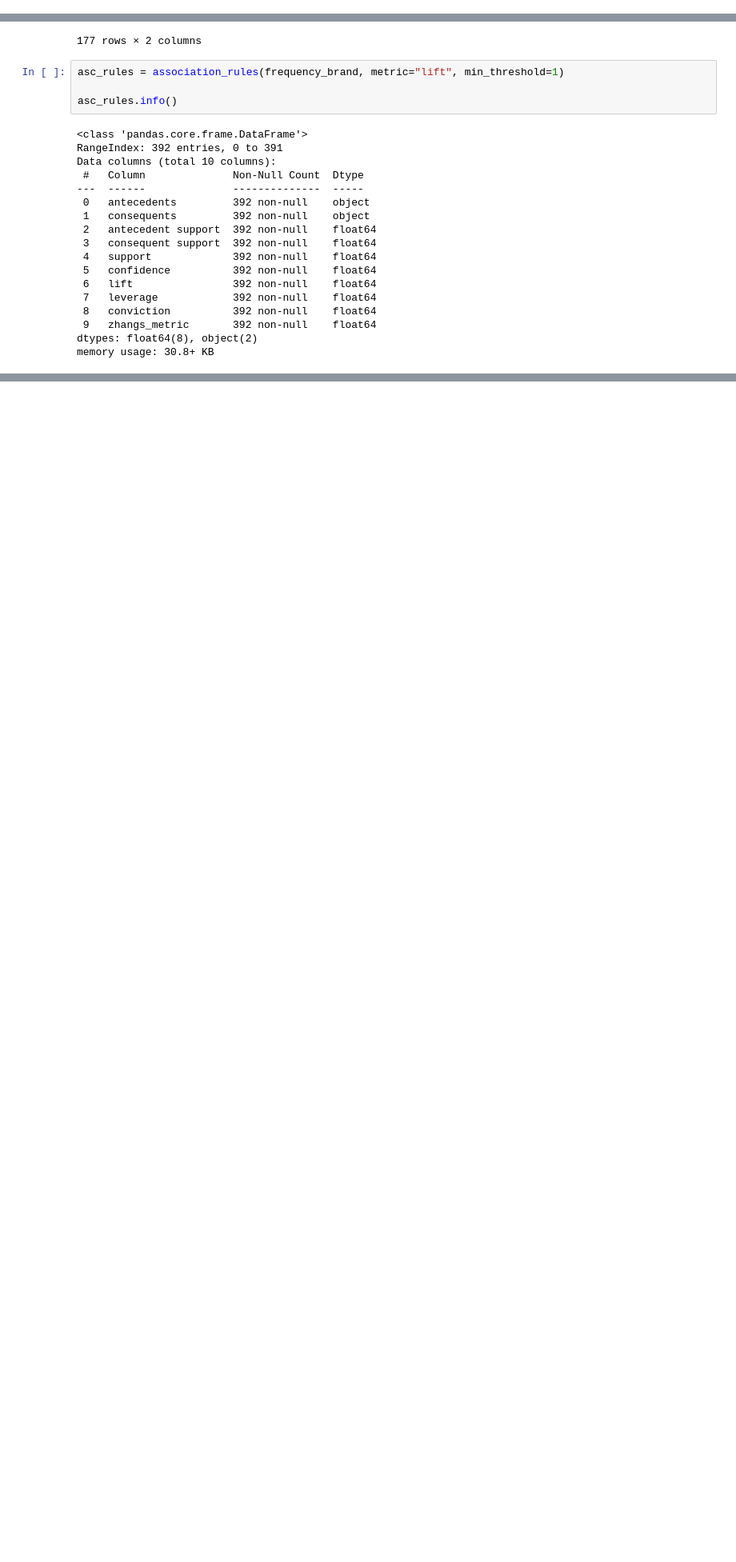
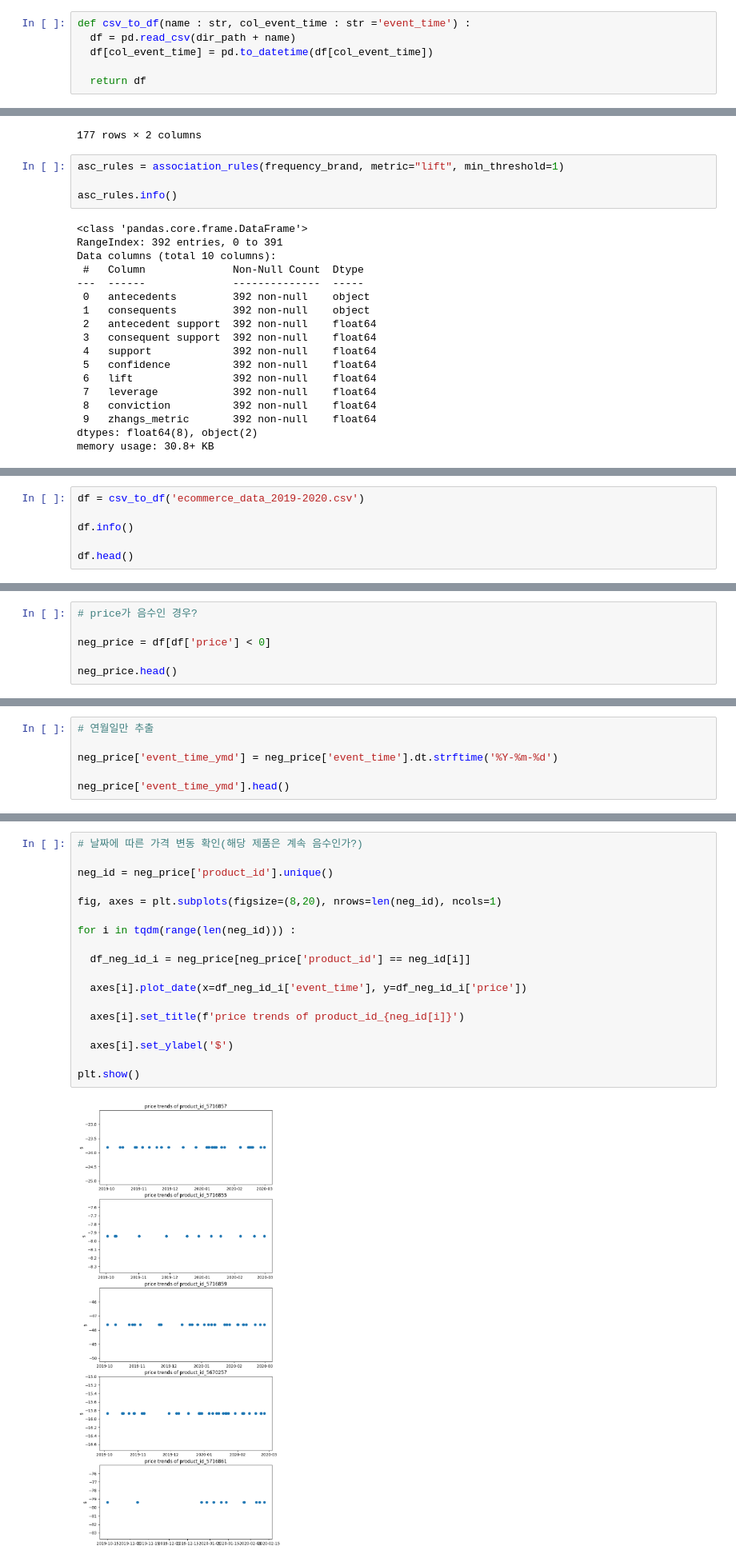
Before and after one commit to nyeokinyeoki/backup, a Jupyter notebook: cosmetics_ecommerce.ipynb, the cells around one changed output, grey strips where cells are left out. Shown at 80% size. Saved outputs shown, nothing was run; the diff lists cells and outputs as text; blank space fills up the shorter version.

```diff
--- a/cosmetics_ecommerce.ipynb
+++ b/cosmetics_ecommerce.ipynb
@@ -31,3 +78,9 @@ dir_path = '/content/drive/MyDrive/분석 연습/kaggle/
+# %%
+def csv_to_df(name : str, col_event_time : str ='event_time') :
+  df = pd.read_csv(dir_path + name)
+  df[col_event_time] = pd.to_datetime(df[col_event_time])
+
+  return df
 # %% [markdown]
 # 유형별 매출 전처리
 # %%
@@ -943,0 +1073,6 @@ asc_rules[asc_rules['consequents'].str.contains('removed ingarden', regex=False)
+# %%
+df = csv_to_df('ecommerce_data_2019-2020.csv')
+
+df.info()
+
+df.head()
@@ -943,0 +1133,6 @@ asc_rules[asc_rules['consequents'].str.contains('removed ingarden', regex=False)
+# %%
+# price가 음수인 경우?
+
+neg_price = df[df['price'] < 0]
+
+neg_price.head()
@@ -943,0 +1150,6 @@ asc_rules[asc_rules['consequents'].str.contains('removed ingarden', regex=False)
+# %%
+# 연월일만 추출
+
+neg_price['event_time_ymd'] = neg_price['event_time'].dt.strftime('%Y-%m-%d')
+
+neg_price['event_time_ymd'].head()
@@ -943,0 +1193,20 @@ asc_rules[asc_rules['consequents'].str.contains('removed ingarden', regex=False)
+# %%
+# 날짜에 따른 가격 변동 확인(해당 제품은 계속 음수인가?)
+
+neg_id = neg_price['product_id'].unique()
+
+fig, axes = plt.subplots(figsize=(8,20), nrows=len(neg_id), ncols=1)
+
+for i in tqdm(range(len(neg_id))) :
+
+  df_neg_id_i = neg_price[neg_price['product_id'] == neg_id[i]]
+
+  axes[i].plot_date(x=df_neg_id_i['event_time'], y=df_neg_id_i['price'])
+
+  axes[i].set_title(f'price trends of product_id_{neg_id[i]}')
+
+  axes[i].set_ylabel('$')
+
+plt.show()
+# %% [output]
+[figure, added]
```
Also changed, not shown: parts of 116 cells of this notebook.
